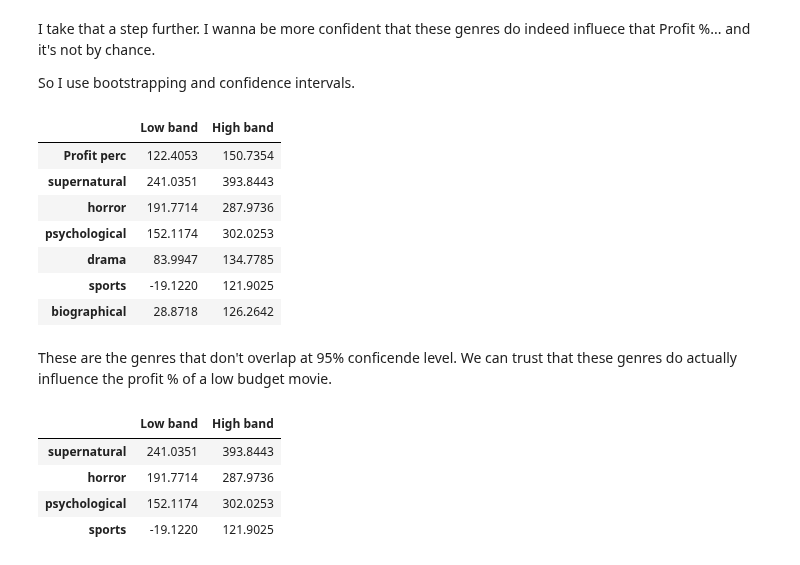
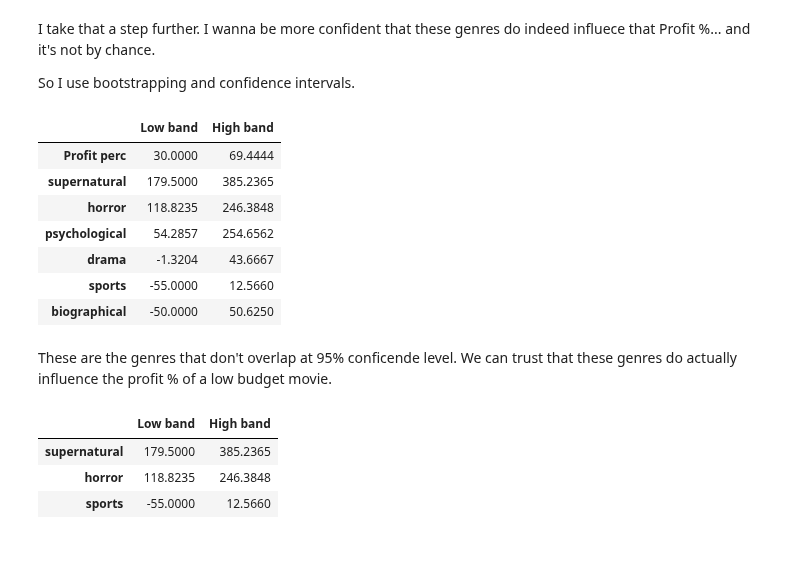
Before and after one commit to S3tuit/jup_lab, a Jupyter notebook: movies_analysis.ipynb, the cells around one changed output. Drawn from its saved outputs; the diff is of its cells as text; code cells hidden in the pictures.

```diff
--- a/movies_analysis.ipynb
+++ b/movies_analysis.ipynb
@@ -151,35 +151,39 @@ So I use bootstrapping and confidence intervals.
 # %%
 from scipy.stats import bootstrap
 
-conf_df_id = []
-conf_df_low = []
-conf_df_high = []
+def get_conf_df(df,genres, my_func):
+    conf_df_id = []
+    conf_df_low = []
+    conf_df_high = []
 
-for genre in ['Profit perc'] + low_genres_trust:
-    df_to_test = (low_df_profit_perc[genre].dropna(),)
-    bootstrap_ci = bootstrap(df_to_test,
-                            np.mean,
-                            n_resamples=1999,
-                            confidence_level=0.95,
-                            random_state=1)
+    for genre in genres:
+        df_to_test = (df[genre].dropna(),)
+        bootstrap_ci = bootstrap(df_to_test,
+                                my_func,
+                                n_resamples=1999,
+                                confidence_level=0.95,
+                                random_state=1)
 
-    conf_df_id.append(genre)
-    conf_df_high.append(bootstrap_ci.confidence_interval[1])
-    conf_df_low.append(bootstrap_ci.confidence_interval[0])
+        conf_df_id.append(genre)
+        conf_df_high.append(bootstrap_ci.confidence_interval[1])
+        conf_df_low.append(bootstrap_ci.confidence_interval[0])
 
+    return conf_df_id, conf_df_low, conf_df_high
 
-conf_df = pd.DataFrame(index=conf_df_id, data={'Low band':conf_df_low,
-            'High band':conf_df_high})
+mean_conf = get_conf_df(low_df_profit_perc,['Profit perc'] +low_genres_trust, np.median)
+
+conf_df = pd.DataFrame(index=mean_conf[0], data={'Low band':mean_conf[1],
+            'High band':mean_conf[2]})
 conf_df
 # %% [output]
 |  | Low band | High band |
-| Profit perc | 122.4053 | 150.7354 |
-| supernatural | 241.0351 | 393.8443 |
-| horror | 191.7714 | 287.9736 |
-| psychological | 152.1174 | 302.0253 |
-| drama | 83.9947 | 134.7785 |
-| sports | -19.1220 | 121.9025 |
-| biographical | 28.8718 | 126.2642 |
+| Profit perc | 30.0000 | 69.4444 |
+| supernatural | 179.5000 | 385.2365 |
+| horror | 118.8235 | 246.3848 |
+| psychological | 54.2857 | 254.6562 |
+| drama | -1.3204 | 43.6667 |
+| sports | -55.0000 | 12.5660 |
+| biographical | -50.0000 | 50.6250 |
 # %% [markdown]
 These are the genres that don't overlap at 95% conficende level. We can trust that these genres do actually influence the profit % of a low budget movie.
 # %%
@@ -190,8 +194,7 @@ low_genres_trust = conf_df[(mask1 | mask2)].index.tolist()
 conf_df[(mask1 | mask2)]
 # %% [output]
 |  | Low band | High band |
-| supernatural | 241.0351 | 393.8443 |
-| horror | 191.7714 | 287.9736 |
-| psychological | 152.1174 | 302.0253 |
-| sports | -19.1220 | 121.9025 |
+| supernatural | 179.5000 | 385.2365 |
+| horror | 118.8235 | 246.3848 |
+| sports | -55.0000 | 12.5660 |
 # %%
```
Also changed, not shown: parts of 31 cells of this notebook.
